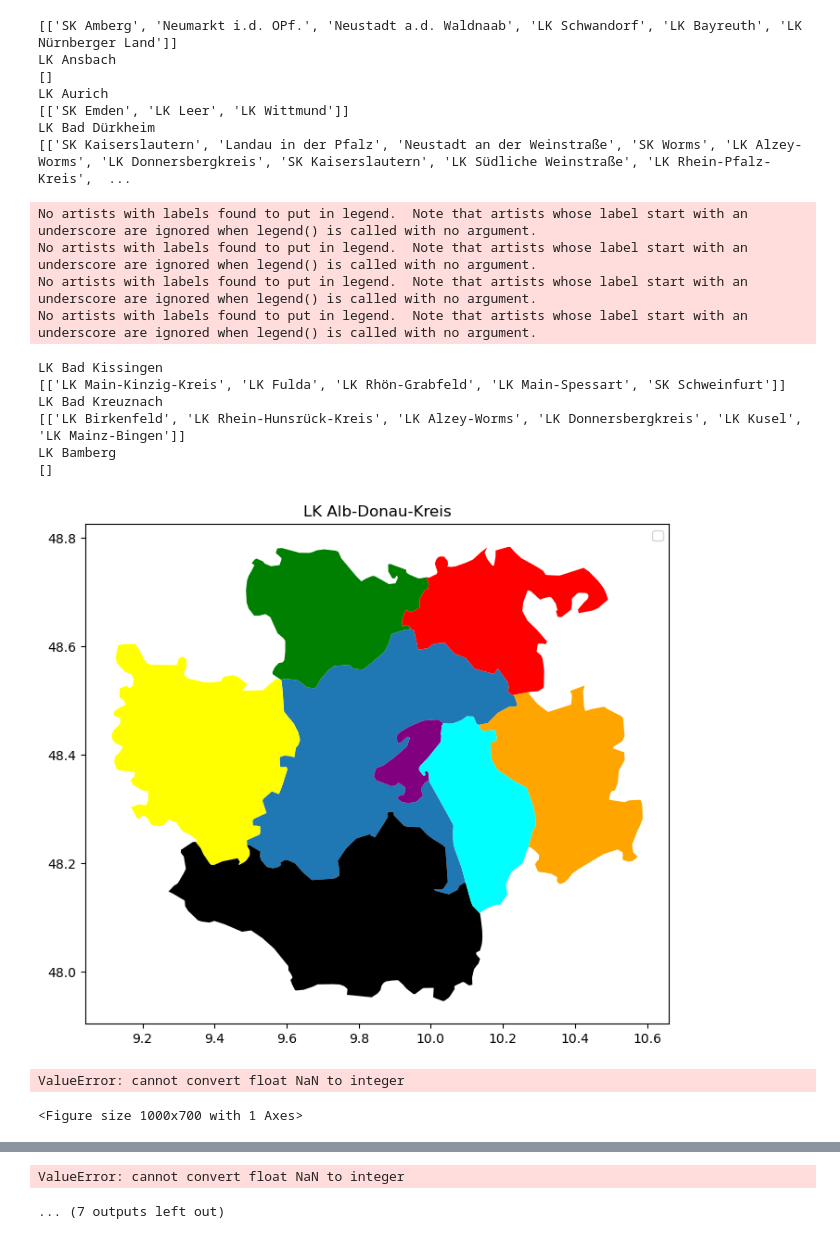
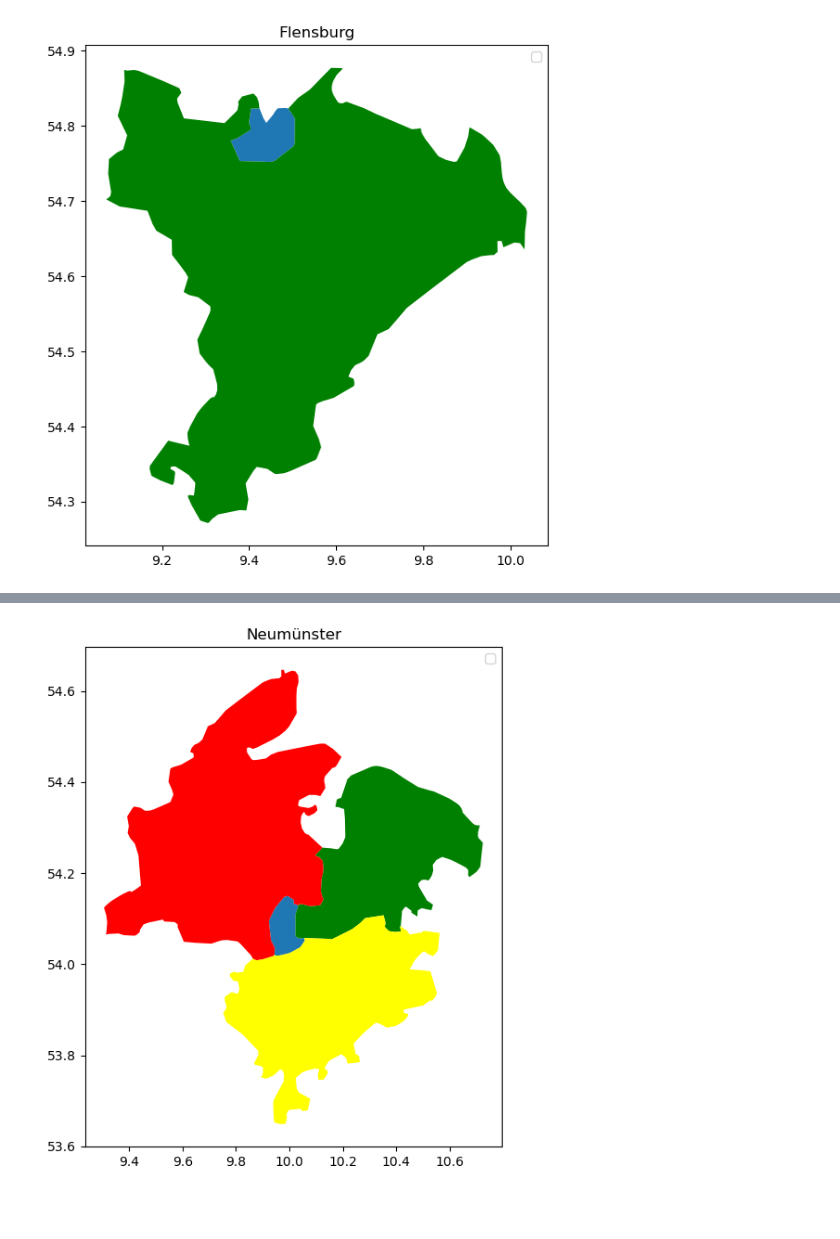
Before and after one commit to Kai-Ref/DeepAR_InfluenzaForecast, a Jupyter notebook: Notebooks/Shapefile.ipynb, the cells around one changed output, grey strips where cells are left out. Drawn from its saved outputs; the diff is of its cells as text; code cells hidden in the pictures; blank space fills up the shorter version.

```diff
--- a/Notebooks/Shapefile.ipynb
+++ b/Notebooks/Shapefile.ipynb
@@ -38,11 +31,0 @@ No artists with labels found to put in legend.  Note that artists whose label st
-# %%
-namen = list(df["GEN"])
-umbenennung = dict()
-for name in namen:
-    for location in locations:
-        if name in location:
-            df.loc[df.GEN == name, 'location'] = location
-
-#print(df)
-df['location'] = df['location'].fillna(df.GEN)
-print(list(df.location))
@@ -50,0 +34,14 @@ print(list(df.location))
+# %%
+for index, row in df.iterrows():
+    neighbors = list(df[(df.geometry.touches(row['geometry'])) | (df.geometry.overlaps(row['geometry']))].GEN)
+    if row.GEN in neighbors:
+        neighbors = neighbors.remove(row.GEN)
+    if neighbors is not None:
+        df.at[index, "my_neighbors"] = neighbors#", ".join(neighbors)
+    #else:
+     #   print(f"NONE für {row.location}")
+#print(neighbors)
+
+df['my_neighbors'] = df['my_neighbors'].fillna("nan")
+#df.loc[df.my_neighbors == "nan",'my_neighbors'] = ['nan']
+print(list(df.my_neighbors))
@@ -51,27 +50,14 @@ print(list(df.location))
 # %%
-for index, row in df.iterrows():
-    neighbors = df[df.geometry.touches(row['geometry'])].location.tolist()
-    #print(neighbors)
-    if row.location in neighbors:
-        neighbors = neighbors.remove(row.location)
-    if neighbors is not None:
-        df.at[index, "my_neighbors"] = neighbors#", ".join(neighbors)
-    #else:
-     #   print(f"NONE für {row.location}")
-#print(neighbors)
-
 colors = ["green", "red", "yellow" , "purple", "black", "orange", "cyan", "magenta", "grey"]*2
-for location in locations[:10]:
-    print(location)
-    location_df = df.loc[df.location == location].copy()
+for location in df.GEN.unique()[:10]:
+    location_df = df.loc[df.GEN == location].copy()
     fig, ax = plt.subplots(1, 1, figsize=(10, 7))
     location_df.plot(ax=ax)
     plt.title(f"{location}")
     neighbors = list(location_df["my_neighbors"])
-    print(neighbors)
     if len(neighbors) >0:
         for neighbor in neighbors:
-            neighbor_df = df.loc[df.location.isin(neighbor)].copy()
+            neighbor_df = df.loc[df.GEN.isin(neighbor)].copy()
             neighbor_df.plot(neighbor_df, ax=ax, color=colors, legend=True)
     plt.legend()
 plt.show()
@@ -92,20 +75 @@ No artists with labels found to put in legend.  Note that artists whose label st
-[['SK Amberg', 'Neumarkt i.d. OPf.', 'Neustadt a.d. Waldnaab', 'LK Schwandorf', 'LK Bayreuth', 'LK Nürnberger Land']]
-LK Ansbach
-[]
-LK Aurich
-[['SK Emden', 'LK Leer', 'LK Wittmund']]
-LK Bad Dürkheim
-[['SK Kaiserslautern', 'Landau in der Pfalz', 'Neustadt an der Weinstraße', 'SK Worms', 'LK Alzey-Worms', 'LK Donnersbergkreis', 'SK Kaiserslautern', 'LK Südliche Weinstraße', 'LK Rhein-Pfalz-Kreis',  ...
-No artists with labels found to put in legend.  Note that artists whose label start with an underscore are ignored when legend() is called with no argument.
-No artists with labels found to put in legend.  Note that artists whose label start with an underscore are ignored when legend() is called with no argument.
-No artists with labels found to put in legend.  Note that artists whose label start with an underscore are ignored when legend() is called with no argument.
-No artists with labels found to put in legend.  Note that artists whose label start with an underscore are ignored when legend() is called with no argument.
-LK Bad Kissingen
-[['LK Main-Kinzig-Kreis', 'LK Fulda', 'LK Rhön-Grabfeld', 'LK Main-Spessart', 'SK Schweinfurt']]
-LK Bad Kreuznach
-[['LK Birkenfeld', 'LK Rhein-Hunsrück-Kreis', 'LK Alzey-Worms', 'LK Donnersbergkreis', 'LK Kusel', 'LK Mainz-Bingen']]
-LK Bamberg
-[]
-[figure, old version]
+[figure, new version]
-ValueError: cannot convert float NaN to integer
-<Figure size 1000x700 with 1 Axes>
@@ -114,2 +78 @@ ValueError: cannot convert float NaN to integer
-ValueError: cannot convert float NaN to integer
-... (7 outputs left out)
+[figure, added]
```
Also changed, not shown: parts of 16 cells of this notebook, 1 other file.
